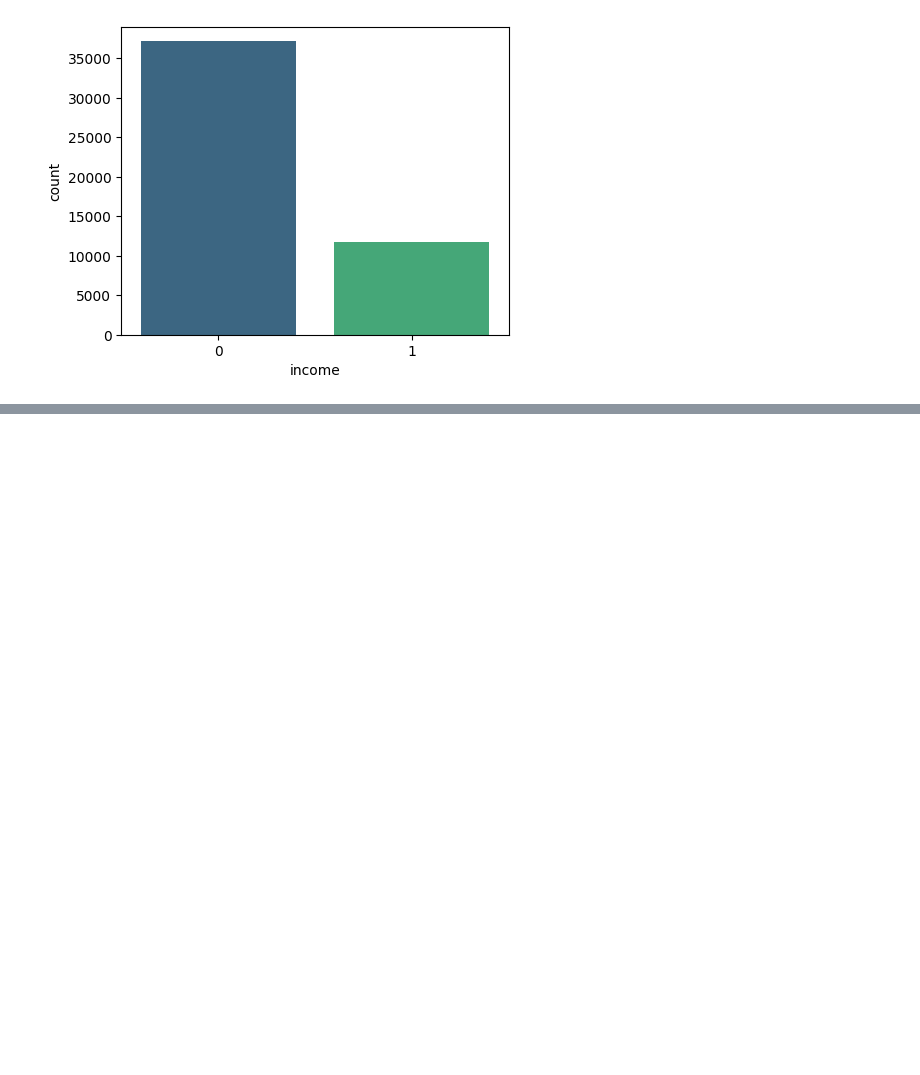
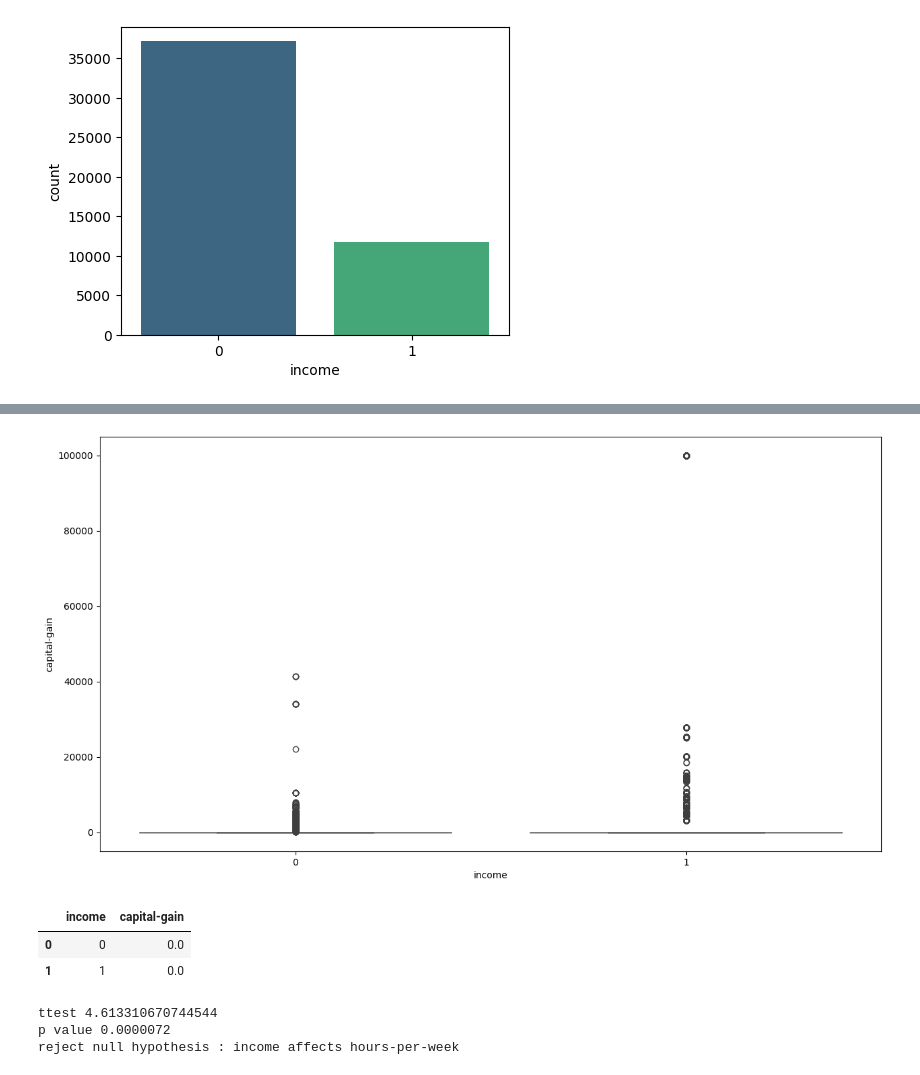
Before and after one commit to Gajendra9444/Data-Science, a Jupyter notebook: stat_data.ipynb, the cells around one changed output, grey strips where cells are left out. Saved outputs shown, nothing was run; the diff lists cells and outputs as text; code cells hidden in the pictures; blank space fills up the shorter version.

```diff
--- a/stat_data.ipynb
+++ b/stat_data.ipynb
@@ -549,0 +624,37 @@ plt.show()
+# %%
+plt.figure(figsize=(15, 8))
+sns.boxplot(x='income', y='capital-gain', data=data)
+plt.show()
+# %% [output]
+[figure, added]
+# %%
+data [['income', 'capital-gain']].groupby(['income'], as_index=False).median().sort_values(by = 'capital-gain', ascending=False)
+# %% [output]
+|  | income | capital-gain |
+| 0 | 0 | 0.0 |
+| 1 | 1 | 0.0 |
+# %%
+import random
+dataset = data[(np.abs(stats.zscore(data['hours-per-week'])) < 3)] # type: ignore
+
+income_1 = dataset[dataset['income'] == 1] ['hours-per-week']
+income_0 = dataset[dataset['income'] == 0] ['hours-per-week']
+
+income_0 = income_0.values.tolist()
+income_0 = random.sample(income_0, 100)
+income_1 = income_1.values.tolist()
+income_1 = random.sample(income_1, 100)
+
+
+ttest,pval = ttest_ind(income_1, income_0, equal_var=False)
+print("ttest",ttest)
+print('p value',format(pval, '.7f'))
+
+if pval <= 0.05: # type: ignore
+    print("reject null hypothesis : income affects hours-per-week")
+else:
+    print("accept null hypothesis : income does not affect hours-per-week")
+# %% [output]
+ttest 4.613310670744544
+p value 0.0000072
+reject null hypothesis : income affects hours-per-week
```
Also changed, not shown: parts of 42 cells of this notebook, 1 other file.
